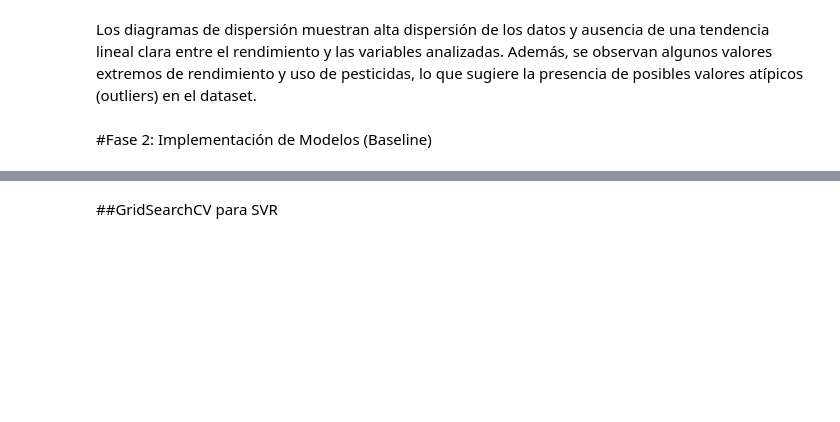
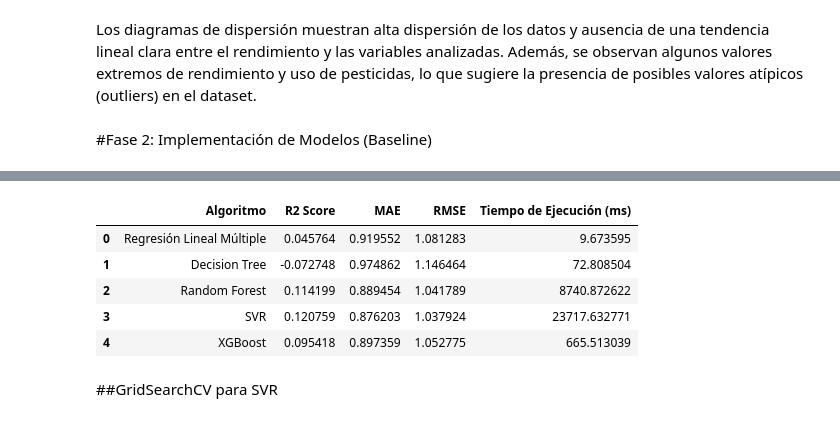
Before and after one commit to KBCoronado/MachineLearning, a Jupyter notebook: Unidad2/Practica_2_Evaluación_y_Optimización_de_Modelos_de_Regresión.ipynb, the cells around one changed output, grey strips where cells are left out. Cells and saved outputs as stored; diff of their text form; code cells hidden in the pictures; blank space fills up the shorter version.

```diff
--- a/Unidad2/Practica_2_Evaluación_y_Optimización_de_Modelos_de_Regresión.ipynb
+++ b/Unidad2/Practica_2_Evaluación_y_Optimización_de_Modelos_de_Regresión.ipynb
@@ -267,12 +236,0 @@ rmse_rf = np.sqrt(mean_squared_error(y_test, y_pred_rf))
-# %%
-#SVR con parámetros recomendados
-from sklearn.svm import SVR
-start = time.time()
-svr_model = SVR(kernel='rbf',C=10,epsilon=0.5,gamma='scale')
-svr_model.fit(X_train_scaled, y_train)
-y_pred_svr = svr_model.predict(X_test_scaled)
-end = time.time()
-time_svr = (end-start)*1000
-r2_svr = r2_score(y_test, y_pred_svr)
-mae_svr = mean_absolute_error(y_test, y_pred_svr)
-rmse_svr = np.sqrt(mean_squared_error(y_test, y_pred_svr))
@@ -297,3 +237,59 @@ tabla_fase3
+# %%
+# Escalado (recomendado para SVR y regresión)
+scaler = RobustScaler()
+X_train_scaled = scaler.fit_transform(X_train)
+X_test_scaled = scaler.transform(X_test)
+resultados = []
+# Regresión lineal múltiple
+start = time.time()
+lr = LinearRegression()
+lr.fit(X_train_scaled, y_train)
+pred_lr = lr.predict(X_test_scaled)
+end = time.time()
+resultados.append([
+"Regresión Lineal Múltiple",
+r2_score(y_test, pred_lr),mean_absolute_error(y_test, pred_lr),np.sqrt(mean_squared_error(y_test, pred_lr)),(end-start)*1000])
+# Decision Tree
+start = time.time()
+tree = DecisionTreeRegressor(max_depth=20,min_samples_split=10,min_samples_leaf=4,random_state=42)
+tree.fit(X_train, y_train)
+pred_tree = tree.predict(X_test)
+end = time.time()
+resultados.append(["Decision Tree",r2_score(y_test, pred_tree),mean_absolute_error(y_test, pred_tree),np.sqrt(mean_squared_error(y_test, pred_tree)),
+(end-start)*1000])
+# 3 Random Forest
+start = time.time()
+rf = RandomForestRegressor(n_estimators=600,max_depth=12,min_samples_split=20,min_samples_leaf=10,max_features="sqrt",random_state=42,n_jobs=-1)
+rf.fit(X_train, y_train)
+pred_rf = rf.predict(X_test)
+end = time.time()
+resultados.append(["Random Forest",r2_score(y_test, pred_rf),mean_absolute_error(y_test, pred_rf),np.sqrt(mean_squared_error(y_test, pred_rf)),
+(end-start)*1000])
+# SVR
+start = time.time()svr = SVR(kernel="rbf",C=10,epsilon=0.5,gamma="scale")
+svr.fit(X_train_scaled, y_train)
+pred_svr = svr.predict(X_test_scaled)
+end = time.time()
+resultados.append(["SVR",r2_score(y_test, pred_svr),mean_absolute_error(y_test, pred_svr),np.sqrt(mean_squared_error(y_test, pred_svr)),(end-start)*1000])
+# 5 XGBoost
+start = time.time()
+xgb = XGBRegressor(n_estimators=400,learning_rate=0.05,max_depth=6,subsample=0.8,colsample_bytree=0.8,gamma=0,random_state=42)
+xgb.fit(X_train, y_train)
+pred_xgb = xgb.predict(X_test)
+end = time.time()
+resultados.append([
+"XGBoost",
+r2_score(y_test, pred_xgb),mean_absolute_error(y_test, pred_xgb),np.sqrt(mean_squared_error(y_test, pred_xgb)),(end-start)*1000])
+# Tabla final
+tabla_optimizada = pd.DataFrame(resultados,columns=["Algoritmo","R2 Score","MAE","RMSE","Tiempo de Ejecución (ms)"])
+tabla_optimizada
+# %% [output]
+|  | Algoritmo | R2 Score | MAE | RMSE | Tiempo de Ejecución (ms) |
+| 0 | Regresión Lineal Múltiple | 0.045764 | 0.919552 | 1.081283 | 9.673595 |
+| 1 | Decision Tree | -0.072748 | 0.974862 | 1.146464 | 72.808504 |
+| 2 | Random Forest | 0.114199 | 0.889454 | 1.041789 | 8740.872622 |
+| 3 | SVR | 0.120759 | 0.876203 | 1.037924 | 23717.632771 |
+| 4 | XGBoost | 0.095418 | 0.897359 | 1.052775 | 665.513039 |
 # %% [markdown]
 ##GridSearchCV para SVR
 # %%
```
Also changed, not shown: parts of 15 cells of this notebook.
